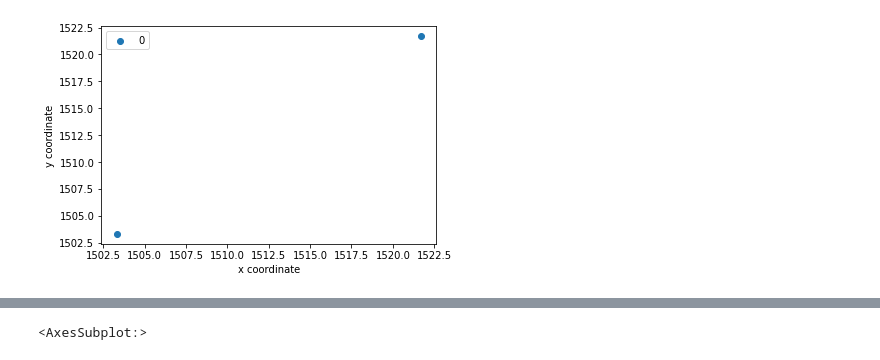
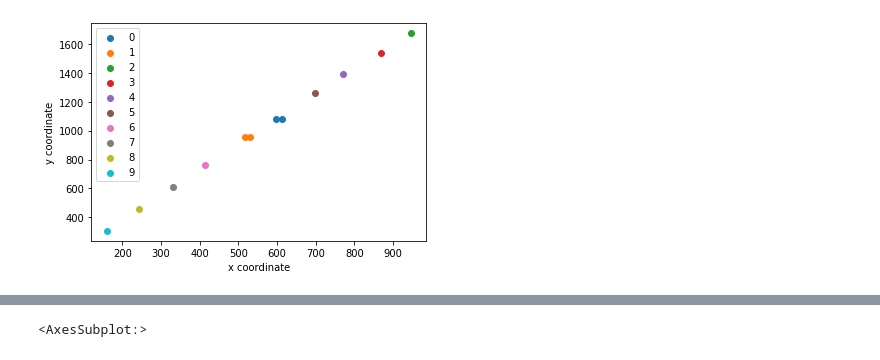
Before and after one commit to uwescience/satmetrics, a Jupyter notebook: presentation_plots.ipynb, the cells around one changed output, grey strips where cells are left out. Saved outputs shown, nothing was run; the diff lists cells and outputs as text; code cells hidden in the pictures.

Commit message:
added different colors for different clusters

```diff
--- a/presentation_plots.ipynb
+++ b/presentation_plots.ipynb
@@ -30,7 +34,7 @@ img_multiple_streaks = current_user_filepath + '/bi327715.fits'
 # %%
 #What is the working image?
 
-current_image_filepath = img1
+current_image_filepath = img_multiple_streaks
 image_dict = satmetrics.file_ingest(current_image_filepath)
 working_image = image_dict['image_list'][0] #Each fits file can have multiple science images.
 # %%
@@ -38,4 +42,5 @@ working_image = image_dict['image_list'][0] #Each fits file can have multiple sc
 detector = ld.LineDetection(image=working_image.data)
 results_ht = detector.hough_transformation()
 clustered_lines = ld.cluster(results_ht["Cartesian Coordinates"], results_ht["Lines"], plot_image=True)
+nclusters = int(np.max(clustered_lines[:,-1]) + 1)
 # %% [output]
@@ -43,3 +48,3 @@ clustered_lines = ld.cluster(results_ht["Cartesian Coordinates"], results_ht["Li
-[figure, old version]
+[figure, new version]
 # %%
 #Plots of line detection
```
Also changed, not shown: parts of 6 cells of this notebook.
